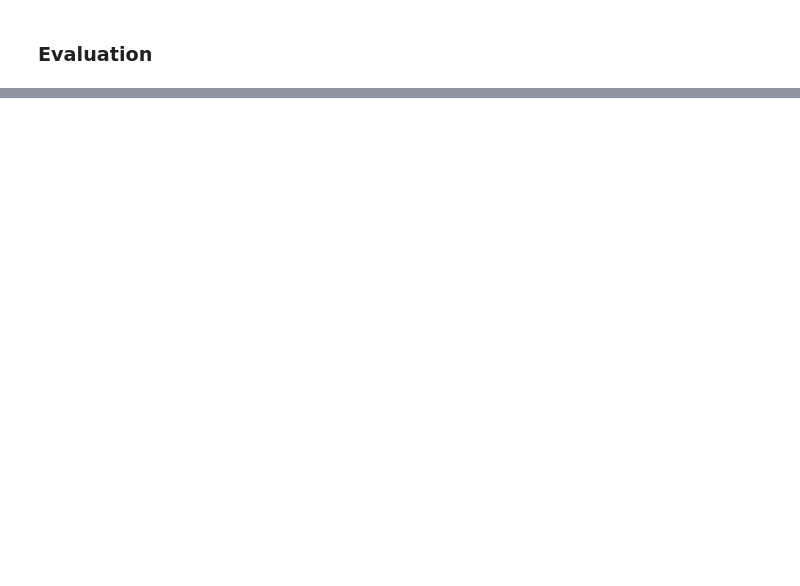
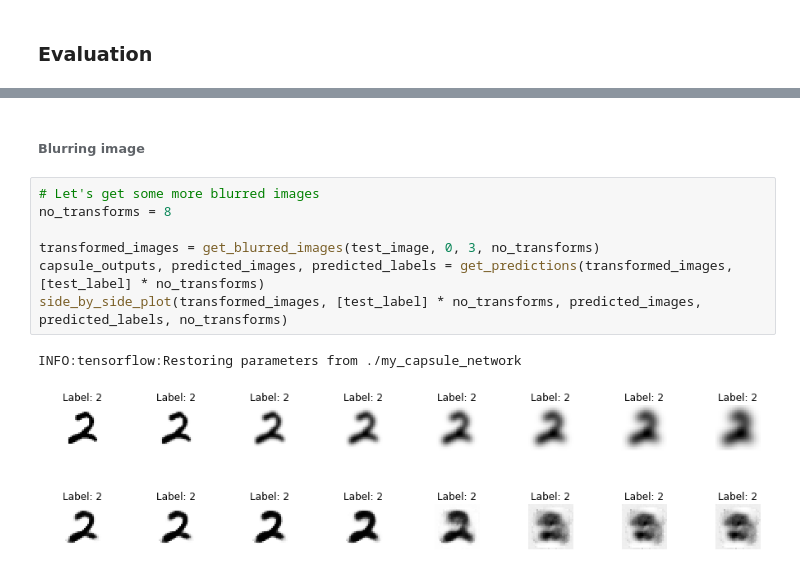
Before and after one commit to layog/capsnets-tensorflow, a Jupyter notebook: Capsnets.ipynb, the cells around one changed output, grey strips where cells are left out. Cells and saved outputs as stored; diff of their text form; blank space fills up the shorter version.

```diff
--- a/Capsnets.ipynb
+++ b/Capsnets.ipynb
@@ -492,0 +592,13 @@ Then, I ran the training for 2 more epochs with 3 routing loops, which took me t
+# %% [markdown]
+###### Blurring image
+# %%
+# Let's get some more blurred images
+no_transforms = 8
+
+transformed_images = get_blurred_images(test_image, 0, 3, no_transforms)
+capsule_outputs, predicted_images, predicted_labels = get_predictions(transformed_images, [test_label] * no_transforms)
+side_by_side_plot(transformed_images, [test_label] * no_transforms, predicted_images, predicted_labels, no_transforms)
+# %% [output]
+INFO:tensorflow:Restoring parameters from ./my_capsule_network
+[figure, added]
+[figure, added]
```
Also changed, not shown: parts of 35 cells of this notebook.
